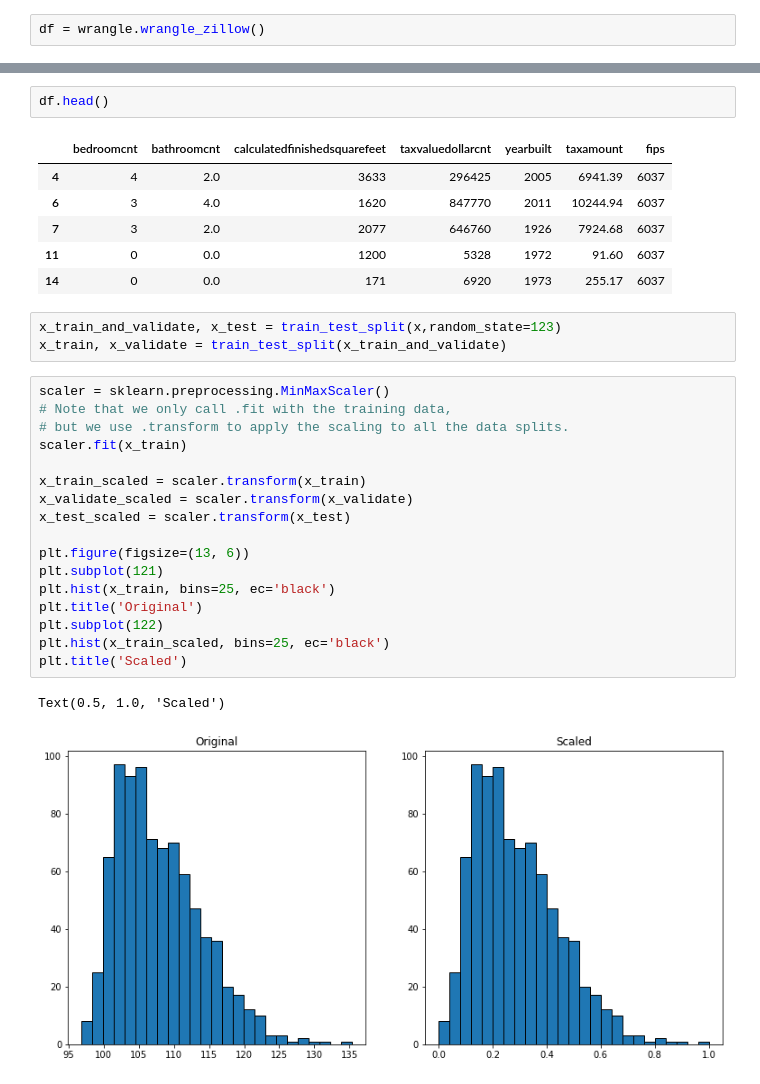
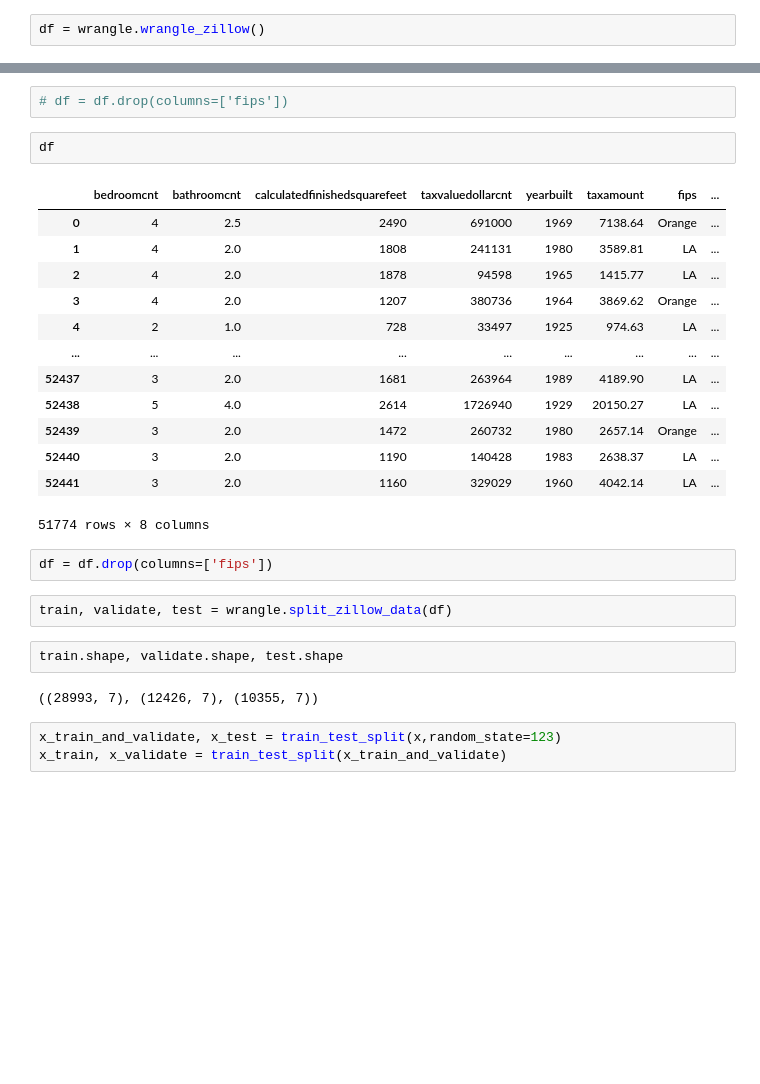
Before and after one commit to codyclonts/regression_exercises, a Jupyter notebook: scaling.ipynb, the cells around one changed output, grey strips where cells are left out. Cells and saved outputs as stored; diff of their text form; blank space fills up the shorter version.

Commit message:
updated wrangle

```diff
--- a/scaling.ipynb
+++ b/scaling.ipynb
@@ -21,32 +30,29 @@ df = wrangle.wrangle_zillow()
+# %%
+# df = df.drop(columns=['fips'])
 # %%
-df.head()
+df
 # %% [output]
-|  | bedroomcnt | bathroomcnt | calculatedfinishedsquarefeet | taxvaluedollarcnt | yearbuilt | taxamount | fips |
-| 4 | 4 | 2.0 | 3633 | 296425 | 2005 | 6941.39 | 6037 |
-| 6 | 3 | 4.0 | 1620 | 847770 | 2011 | 10244.94 | 6037 |
-| 7 | 3 | 2.0 | 2077 | 646760 | 1926 | 7924.68 | 6037 |
-| 11 | 0 | 0.0 | 1200 | 5328 | 1972 | 91.60 | 6037 |
-| 14 | 0 | 0.0 | 171 | 6920 | 1973 | 255.17 | 6037 |
+|  | bedroomcnt | bathroomcnt | calculatedfinishedsquarefeet | taxvaluedollarcnt | yearbuilt | taxamount | fips | ... |
+| 0 | 4 | 2.5 | 2490 | 691000 | 1969 | 7138.64 | Orange | ... |
+| 1 | 4 | 2.0 | 1808 | 241131 | 1980 | 3589.81 | LA | ... |
+| 2 | 4 | 2.0 | 1878 | 94598 | 1965 | 1415.77 | LA | ... |
+| 3 | 4 | 2.0 | 1207 | 380736 | 1964 | 3869.62 | Orange | ... |
+| 4 | 2 | 1.0 | 728 | 33497 | 1925 | 974.63 | LA | ... |
+| ... | ... | ... | ... | ... | ... | ... | ... | ... |
+| 52437 | 3 | 2.0 | 1681 | 263964 | 1989 | 4189.90 | LA | ... |
+| 52438 | 5 | 4.0 | 2614 | 1726940 | 1929 | 20150.27 | LA | ... |
+| 52439 | 3 | 2.0 | 1472 | 260732 | 1980 | 2657.14 | Orange | ... |
+| 52440 | 3 | 2.0 | 1190 | 140428 | 1983 | 2638.37 | LA | ... |
+| 52441 | 3 | 2.0 | 1160 | 329029 | 1960 | 4042.14 | LA | ... |
+51774 rows × 8 columns
+# %%
+df = df.drop(columns=['fips'])
+# %%
+train, validate, test = wrangle.split_zillow_data(df)
+# %%
+train.shape, validate.shape, test.shape
+# %% [output]
+((28993, 7), (12426, 7), (10355, 7))
 # %%
 x_train_and_validate, x_test = train_test_split(x,random_state=123)
 x_train, x_validate = train_test_split(x_train_and_validate)
-# %%
-scaler = sklearn.preprocessing.MinMaxScaler()
-# Note that we only call .fit with the training data,
-# but we use .transform to apply the scaling to all the data splits.
-scaler.fit(x_train)
-
-x_train_scaled = scaler.transform(x_train)
-x_validate_scaled = scaler.transform(x_validate)
-x_test_scaled = scaler.transform(x_test)
-
-plt.figure(figsize=(13, 6))
-plt.subplot(121)
-plt.hist(x_train, bins=25, ec='black')
-plt.title('Original')
-plt.subplot(122)
-plt.hist(x_train_scaled, bins=25, ec='black')
-plt.title('Scaled')
-# %% [output]
-Text(0.5, 1.0, 'Scaled')
-[figure, removed]
```
Also changed, not shown: parts of 16 cells of this notebook, 1 other file.
